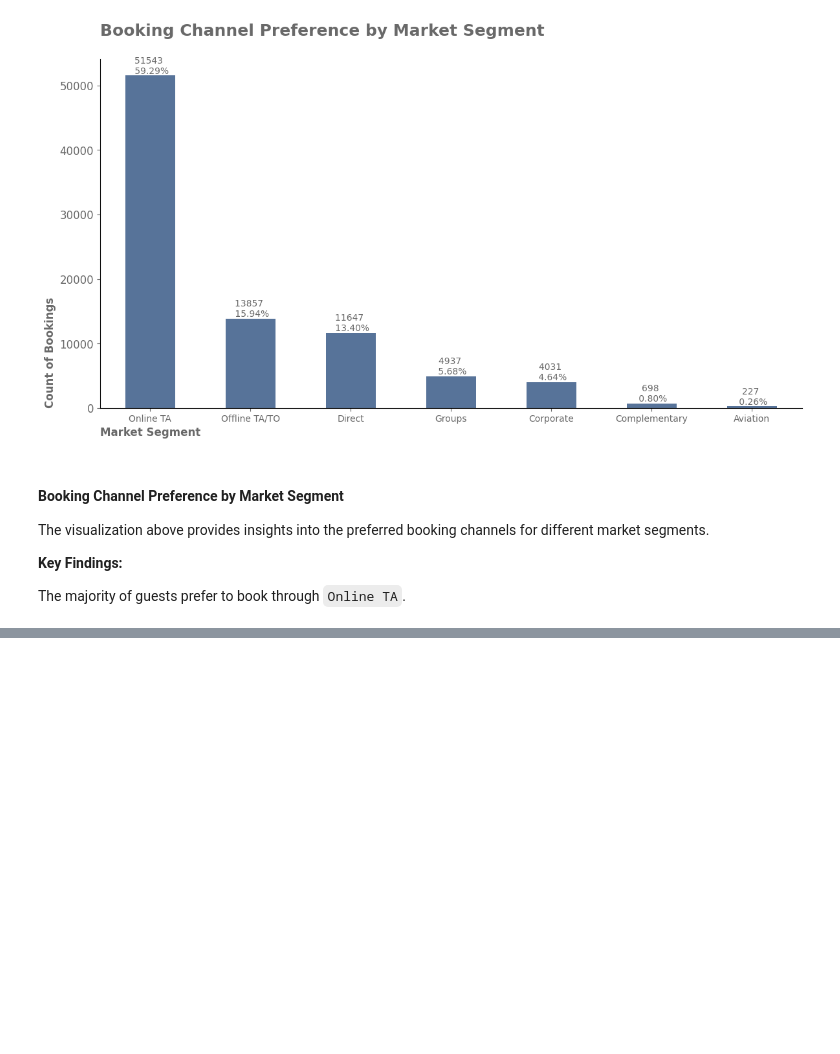
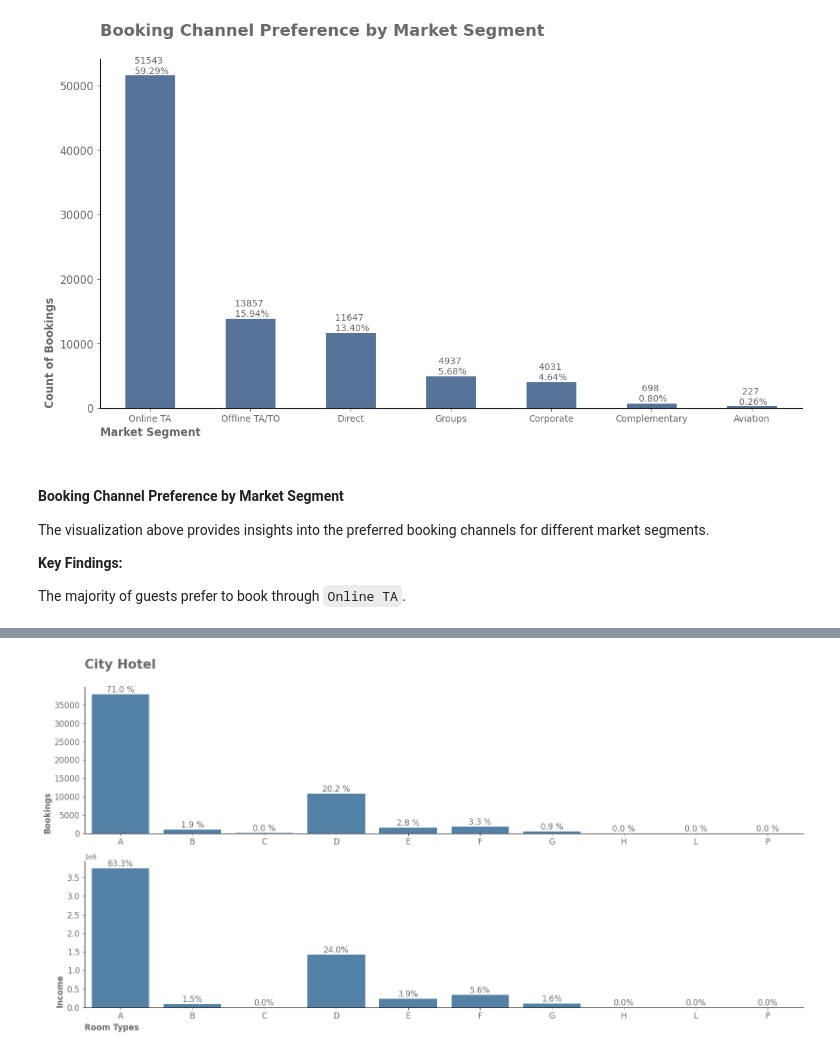
Before and after one commit to AliMSHGH/Hotel-_Bookings_Analysis, a Jupyter notebook: Hotel-_Bookings_Analysis.ipynb, the cells around one changed output, grey strips where cells are left out. Saved outputs shown, nothing was run; the diff lists cells and outputs as text; code cells hidden in the pictures; blank space fills up the shorter version.

```diff
--- a/Hotel-_Bookings_Analysis.ipynb
+++ b/Hotel-_Bookings_Analysis.ipynb
@@ -1191,0 +1194,6 @@ The majority of  guests prefer to book through ``Online TA``.
+# %%
+City_hotel_09= df[df["hotel"] == 'City Hotel']
+room_type_City_hotel= City_hotel_09.groupby(['reserved_room_type'],observed=False)\
+    .agg({"reserved_room_type" :  'count' })\
+        .rename({"reserved_room_type": "reserved_room_type_in_City_hotel"}, axis="columns")
+room_type_City_hotel
@@ -1191,0 +1213,5 @@ The majority of  guests prefer to book through ``Online TA``.
+# %%
+room_type_City_hotel_profet= City_hotel_09.groupby(['reserved_room_type'],observed=False)\
+    .agg({"adr" :  'sum' })\
+        .rename({"adr": "reserved_room_type_in_City_hotel_profet"}, axis="columns")
+room_type_City_hotel_profet
@@ -1191,0 +1231,40 @@ The majority of  guests prefer to book through ``Online TA``.
+# %%
+count_bookin_CH_typ = room_type_City_hotel['reserved_room_type_in_City_hotel'].sum()
+profet_CH_typ = room_type_City_hotel_profet['reserved_room_type_in_City_hotel_profet'].sum()
+
+fig, axis = plt.subplots(2, 1, figsize=(16, 8))
+
+# Plotting booking counts
+room_type_City_hotel_plot = sns.barplot(data=room_type_City_hotel, x='reserved_room_type',
+                                         y='reserved_room_type_in_City_hotel', ax=axis[0], color='#4682B4')
+
+room_type_City_hotel_plot.set_ylabel('Bookings', loc="bottom", weight="bold", fontsize=12, color="#696969")
+room_type_City_hotel_plot.set_xlabel("")
+room_type_City_hotel_plot.set_title('City Hotel \n', weight="bold", color='#696969', fontsize=19,loc='left')
+room_type_City_hotel_plot.spines[["right", "top"]].set_visible(False)
+
+for i in room_type_City_hotel_plot.containers:
+    room_type_City_hotel_plot.bar_label(i, fmt=lambda i: f'{(i/count_bookin_CH_typ)*100:.1f} %', color='#696969', fontsize=12)
+
+room_type_City_hotel_plot.tick_params(axis="x", colors='#696969', labelsize="large")
+room_type_City_hotel_plot.tick_params(axis="y", colors='#696969', labelsize="large")
+
+
+room_type_City_hotel_profet_plot = sns.barplot(data=room_type_City_hotel_profet, x='reserved_room_type',
+                                                y='reserved_room_type_in_City_hotel_profet', ax=axis[1], color='#4682B4')
+
+room_type_City_hotel_profet_plot.set_xlabel("Room Types", loc="left", weight="bold", fontsize=12, color="#696969")
+room_type_City_hotel_profet_plot.set_ylabel('Income', loc="bottom", weight="bold", fontsize=12, color="#696969")
+room_type_City_hotel_profet_plot.set_title("")
+room_type_City_hotel_profet_plot.spines[["right", "top"]].set_visible(False)
+
+room_type_City_hotel_profet_plot.tick_params(axis="x", colors='#696969', labelsize="large")
+room_type_City_hotel_profet_plot.tick_params(axis="y", colors='#696969', labelsize="large")
+
+for i in room_type_City_hotel_profet_plot.containers:
+    room_type_City_hotel_profet_plot.bar_label(i, fmt=lambda i: f'{(i/profet_CH_typ)*100:.1f}%', color='#696969', fontsize=12)
+
+plt.tight_layout()
+plt.show()
+# %% [output]
+[figure, added]
```
Also changed, not shown: parts of 14 cells of this notebook.
